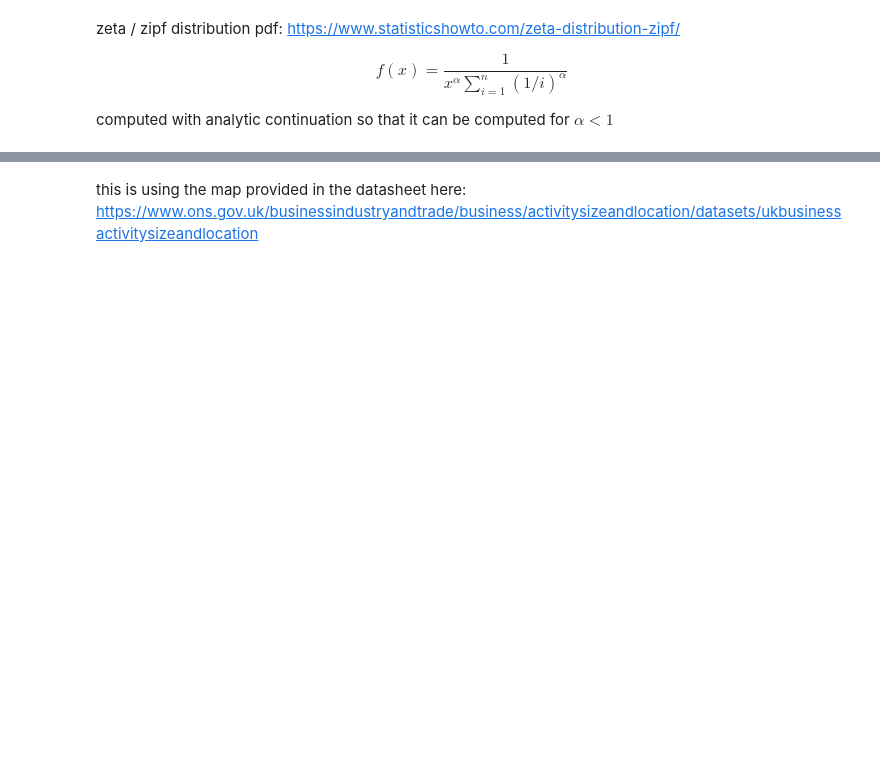
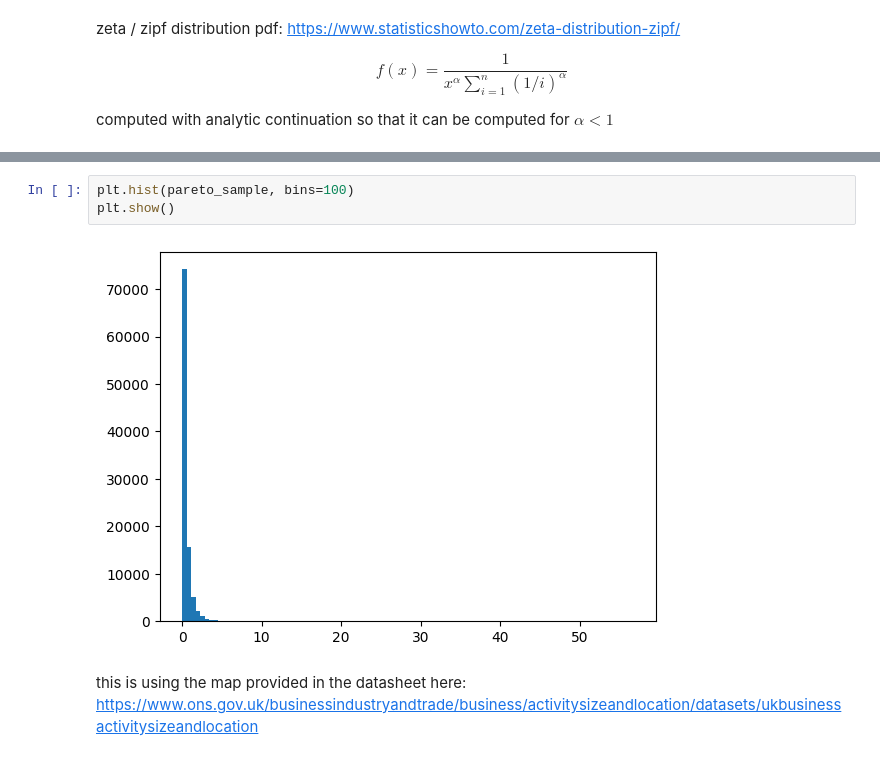
Before and after one commit to matthewbbone/macro-model-eda, a Jupyter notebook: firmSizeDist.ipynb, the cells around one changed output, grey strips where cells are left out. Drawn from its saved outputs; the diff is of its cells as text; blank space fills up the shorter version.

```diff
--- a/firmSizeDist.ipynb
+++ b/firmSizeDist.ipynb
@@ -101,3 +110,8 @@ plt.show()
+# %%
+plt.hist(pareto_sample, bins=100)
+plt.show()
+# %% [output]
+[figure, added]
 # %% [markdown]
 this is using the map provided in the datasheet here: https://www.ons.gov.uk/businessindustryandtrade/business/activitysizeandlocation/datasets/ukbusinessactivitysizeandlocation
 # %%
```
Also changed, not shown: parts of 6 cells of this notebook, 3 other files.
